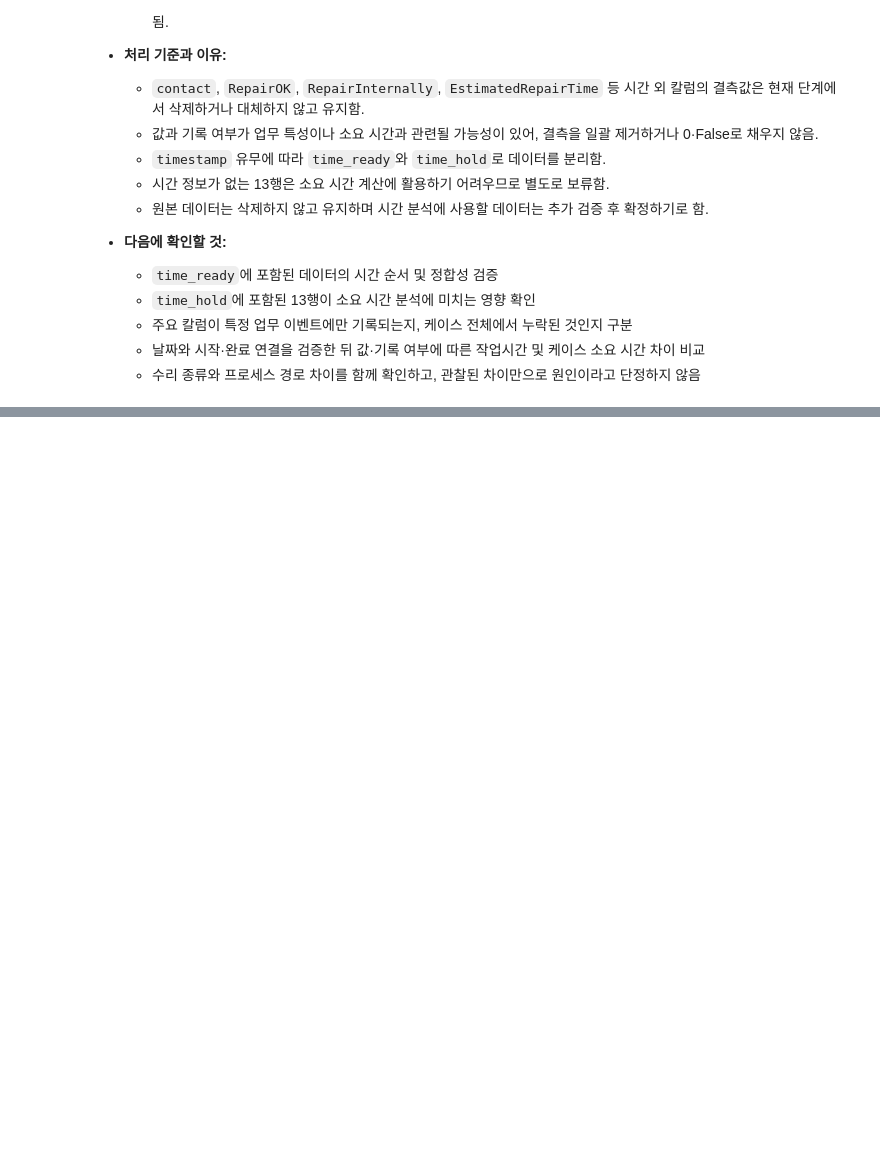
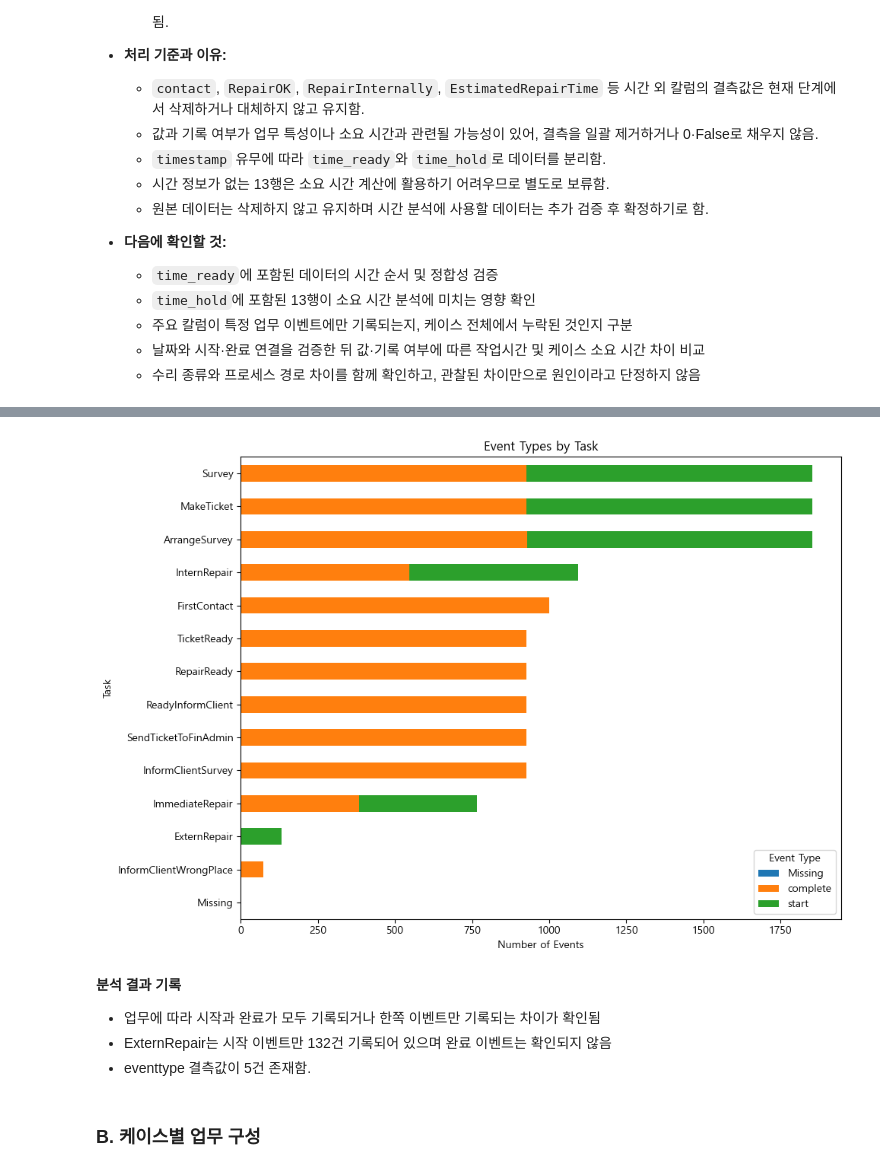
Before and after one commit to roh-git/DA_Assignment, a Jupyter notebook: repair2_분석.ipynb, the cells around one changed output, grey strips where cells are left out. Cells and saved outputs as stored; diff of their text form; code cells hidden in the pictures; blank space fills up the shorter version.

```diff
--- a/repair2_분석.ipynb
+++ b/repair2_분석.ipynb
@@ -131,15 +148,17 @@ date와 time을 결합해 timestamp 생성
 원본 칼럼은 유지하고 원본 시각 누락과 형식 변환 실패를 구분
 # %%
 # 날짜와 시간을 합쳐 datetime으로 변환
-df['timestamp'] = pd.to_datetime(
-    df['date'] + ' ' + df['time'],
-    format='%Y-%m-%d %H:%M', errors='coerce')
+df['timestamp'] = pd.to_datetime( df['date'] + ' ' + df['time'], format='%Y-%m-%d %H:%M', errors='coerce')
 
+# 결측값 확인
 missing_source = df['date'].isna() | df['time'].isna()
+# 결측값이 있는 경우와 형식 변환에 실패한 경우를 확인
 parse_failure = ~missing_source & df['timestamp'].isna()
 
 print('원본 시각 누락:', missing_source.sum())
-print('형식 변환 실패:', parse_failure.sum())
+print('type 변환 실패:', parse_failure.sum())
+
+# 결측값이 있는 행 출력
 print(df.loc[df['timestamp'].isna(), ['caseID', 'date', 'time']])
 # %% [output]
 원본 시각 누락: 13
@@ -306,0 +374,30 @@ time_ready.head()
+# %%
+# 업무별 이벤트 유형 집계
+event_counts = pd.crosstab(
+    df['taskID'].fillna('Missing'),
+    df['eventtype'].fillna('Missing')
+)
+
+# 이벤트 수가 많은 업무부터 정렬
+event_counts = event_counts.loc[
+    event_counts.sum(axis=1).sort_values().index
+]
+
+# 시각화
+event_counts.plot.barh(stacked=True, figsize=(10, 7))
+
+plt.xlabel('Number of Events')
+plt.ylabel('Task')
+plt.title('Event Types by Task')
+plt.legend(title='Event Type')
+plt.tight_layout()
+plt.show()
+# %% [output]
+[figure, added]
+# %% [markdown]
+**분석 결과 기록**
+- 업무에 따라 시작과 완료가 모두 기록되거나 한쪽 이벤트만 기록되는 차이가 확인됨
+- ExternRepair는 시작 이벤트만 132건 기록되어 있으며 완료 이벤트는 확인되지 않음
+- eventtype 결측값이 5건 존재함.
+# %% [markdown]
+### B. 케이스별 업무 구성
```
Also changed, not shown: parts of 127 cells of this notebook, 1 other file.
